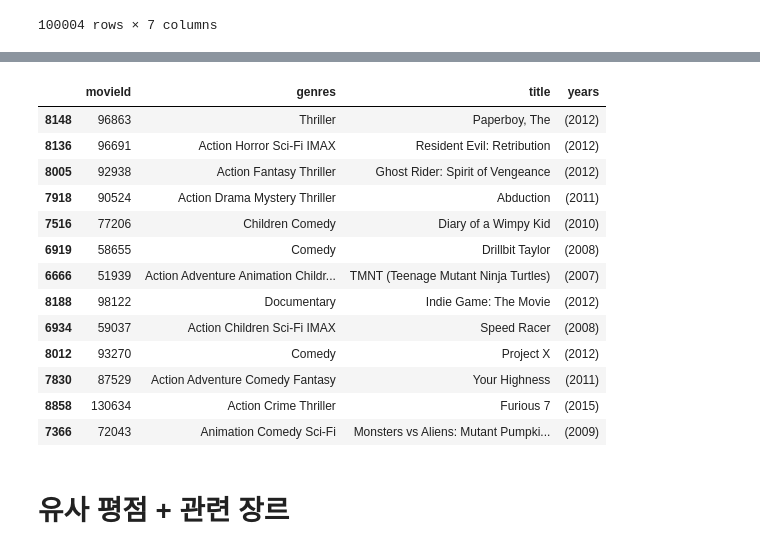
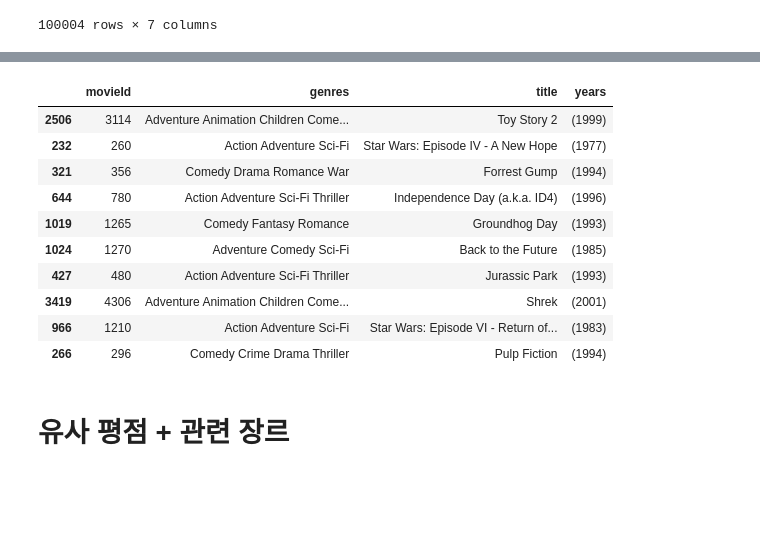
Before and after one commit to NOHYC/Python-mini_project, a Jupyter notebook: 영화추천/영화 추천.ipynb, the cells around one changed output, grey strips where cells are left out. Saved outputs shown, nothing was run; the diff lists cells and outputs as text; code cells hidden in the pictures; blank space fills up the shorter version.

```diff
--- a/영화추천/영화 추천.ipynb
+++ b/영화추천/영화 추천.ipynb
@@ -11,3 +8,6 @@ movies = pd.read_csv("C:/Users/nyc15/Desktop/파이썬 공부/drive-download-202
+# %%
+ratings = pd.read_csv("ratings.csv")
+movies = pd.read_csv("movies.csv")
 # %%
 movies['genres'] = movies['genres'].apply(lambda x :x.replace('|',' '))
 Id_year=movies[movies['title'].str.contains('[(0_9)]+')].iloc[:,:2]
@@ -64,16 +152,16 @@ test_m=['xXx: State of the Union','Box, The','Toy Story','Jumanji']
 # %%
 # 제공한 영화와 가장 유사한 평점을 준 영화 5개 추천
-def cos_sim(data,title_name,movieId_data,per = 0.7):
+def cos_sim(data,title_name,movieId_data,per = 0.1):
     movieId = movieId_data[movieId_data['title'] == title_name]['movieId'].values[0]
     lis_cos =[]
     nor = np.linalg.norm(data.loc[movieId,:])
     for j in range(len(data.index)):
         cos = (data.loc[movieId,:]@data.iloc[j,:])/(nor*np.linalg.norm(data.iloc[j,:]))
-        if cos > per and data.index[j] != movieId :
+        if (cos > per) and( data.index[j] != movieId) :
             lis_cos.append((cos,data.index[j]))
     return sorted(lis_cos,reverse=True)
 # %%
-recom_ratings = cos_sim(movie_data,test_m[0],new_movies)
+recom_ratings = cos_sim(movie_data,'Toy Story',new_movies)
 show_recom_ratings = pd.DataFrame([],columns = new_movies.columns)
 for i in recom_ratings:
     show_recom_ratings = show_recom_ratings.append(new_movies[new_movies['movieId'] == i[1]])
@@ -80,20 +188,17 @@ for i in recom_ratings:
 # %%
-show_recom_ratings
+show_recom_ratings[:10]
 # %% [output]
 |  | movieId | genres | title | years |
-| 8148 | 96863 | Thriller | Paperboy, The | (2012) |
-| 8136 | 96691 | Action Horror Sci-Fi IMAX | Resident Evil: Retribution | (2012) |
-| 8005 | 92938 | Action Fantasy Thriller | Ghost Rider: Spirit of Vengeance | (2012) |
-| 7918 | 90524 | Action Drama Mystery Thriller | Abduction | (2011) |
-| 7516 | 77206 | Children Comedy | Diary of a Wimpy Kid | (2010) |
-| 6919 | 58655 | Comedy | Drillbit Taylor | (2008) |
-| 6666 | 51939 | Action Adventure Animation Childr... | TMNT (Teenage Mutant Ninja Turtles) | (2007) |
-| 8188 | 98122 | Documentary | Indie Game: The Movie | (2012) |
-| 6934 | 59037 | Action Children Sci-Fi IMAX | Speed Racer | (2008) |
-| 8012 | 93270 | Comedy | Project X | (2012) |
-| 7830 | 87529 | Action Adventure Comedy Fantasy | Your Highness | (2011) |
-| 8858 | 130634 | Action Crime Thriller | Furious 7 | (2015) |
-| 7366 | 72043 | Animation Comedy Sci-Fi | Monsters vs Aliens: Mutant Pumpki... | (2009) |
+| 2506 | 3114 | Adventure Animation Children Come... | Toy Story 2 | (1999) |
+| 232 | 260 | Action Adventure Sci-Fi | Star Wars: Episode IV - A New Hope | (1977) |
+| 321 | 356 | Comedy Drama Romance War | Forrest Gump | (1994) |
+| 644 | 780 | Action Adventure Sci-Fi Thriller | Independence Day (a.k.a. ID4) | (1996) |
+| 1019 | 1265 | Comedy Fantasy Romance | Groundhog Day | (1993) |
+| 1024 | 1270 | Adventure Comedy Sci-Fi | Back to the Future | (1985) |
+| 427 | 480 | Action Adventure Sci-Fi Thriller | Jurassic Park | (1993) |
+| 3419 | 4306 | Adventure Animation Children Come... | Shrek | (2001) |
+| 966 | 1210 | Action Adventure Sci-Fi | Star Wars: Episode VI - Return of... | (1983) |
+| 266 | 296 | Comedy Crime Drama Thriller | Pulp Fiction | (1994) |
 # %% [markdown]
 # 유사 평점 + 관련 장르
 # %%
```
Also changed, not shown: parts of 12 cells of this notebook.
